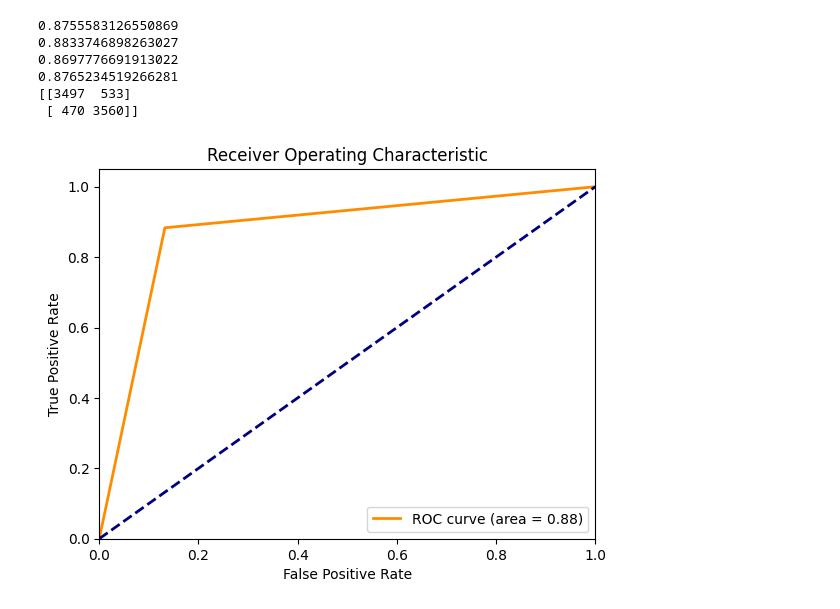
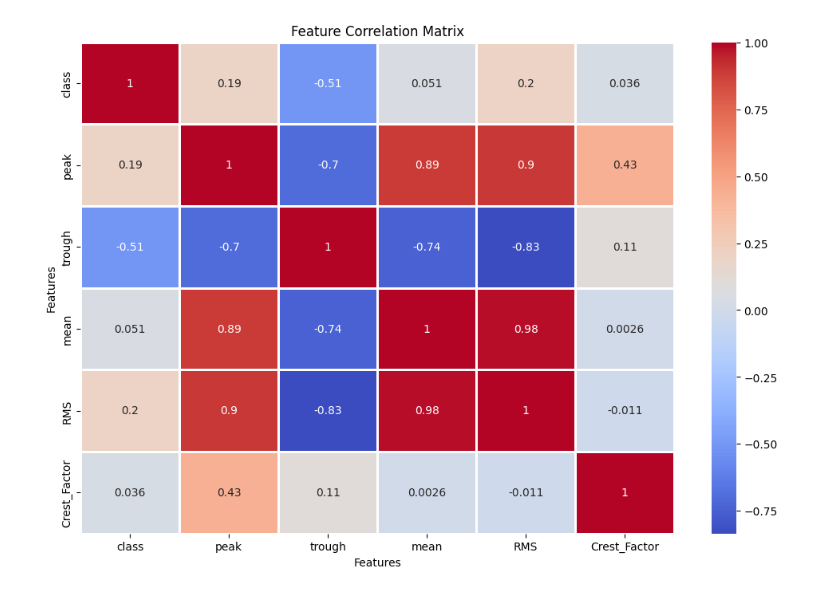
Before and after one commit to robotDevelop/IC-PBL_ML_motor, a Jupyter notebook: SVM.ipynb, the cells around one changed output. Saved outputs shown, nothing was run; the diff lists cells and outputs as text; code cells hidden in the pictures.

```diff
--- a/SVM.ipynb
+++ b/SVM.ipynb
@@ -41,58 +40,17 @@ plt.show()
-# %%
-from sklearn.svm import LinearSVC
-from sklearn.preprocessing import StandardScaler, MinMaxScaler
-from sklearn.model_selection import train_test_split
-from sklearn.metrics import recall_score, accuracy_score, precision_score, f1_score, confusion_matrix, roc_curve, auc
-
-
-X = motor_main.drop(['class','motor_id','Crest_Factor'],axis=1)
-y = motor_main['class']
-
-x_train, x_test, y_train, y_test = train_test_split(X, y,
-                                                    test_size=0.2, random_state=13)
-
-#model Create
-model = LinearSVC(C=100, random_state=13, dual='auto')
-
-model.fit(x_train, y_train)
-y_pred = model.predict(x_test)
-
-#Logistic Regression model verification
-accuracy = accuracy_score(y_test, y_pred)
-recall = recall_score(y_test, y_pred)
-precision = precision_score(y_test, y_pred)
-f1 = f1_score(y_test, y_pred)
-conf_matrix = confusion_matrix(y_test, y_pred)
-
-print(accuracy)
-print(recall)
-print(precision)
-print(f1)
-print(conf_matrix)
-
-# 테스트 데이터에 대한 예측 확률 계산
-# y_pred_proba = model.predict_proba(x_test)[:,1]
-
-# ROC 커브 계산
-fpr, tpr, thresholds = roc_curve(y_test, y_pred)
-roc_auc = auc(fpr, tpr)
-
-# ROC 커브 그리기
-plt.figure()
-plt.plot(fpr, tpr, color='darkorange', lw=2, label='ROC curve (area = %0.2f)' % roc_auc)
-plt.plot([0, 1], [0, 1], color='navy', lw=2, linestyle='--')
-plt.xlim([0.0, 1.0])
-plt.ylim([0.0, 1.05])
-plt.xlabel('False Positive Rate')
-plt.ylabel('True Positive Rate')
-plt.title('Receiver Operating Characteristic')
-plt.legend(loc="lower right")
-plt.show()
-# %% [output]
-0.8755583126550869
-0.8833746898263027
-0.8697776691913022
-0.8765234519266281
-[[3497  533]
- [ 470 3560]]
-[figure, removed]
+# %%
+# 상관 관계 계산
+correlation_matrix = motor_test.corr()
+
+# 히트맵으로 상관 관계 시각화
+plt.figure(figsize=(12, 8))
+sns.heatmap(correlation_matrix, annot=True, cmap='coolwarm', linewidths=2)
+
+# 그래프 타이틀 및 라벨 설정
+plt.title('Feature Correlation Matrix')
+plt.xlabel('Features')
+plt.ylabel('Features')
+
+# 그래프 보여주기
+plt.show()
+# %% [output]
+[figure, added]
```
Also changed, not shown: parts of 3 cells of this notebook, 4 other files.
